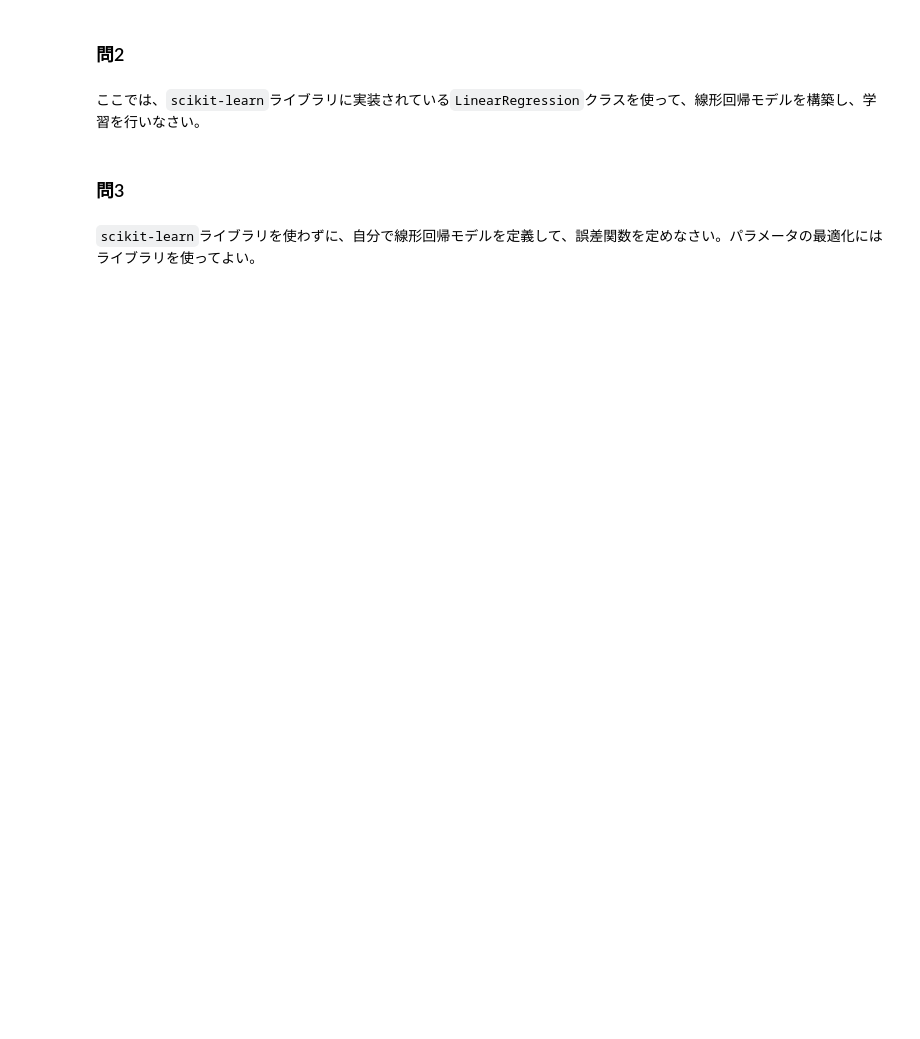
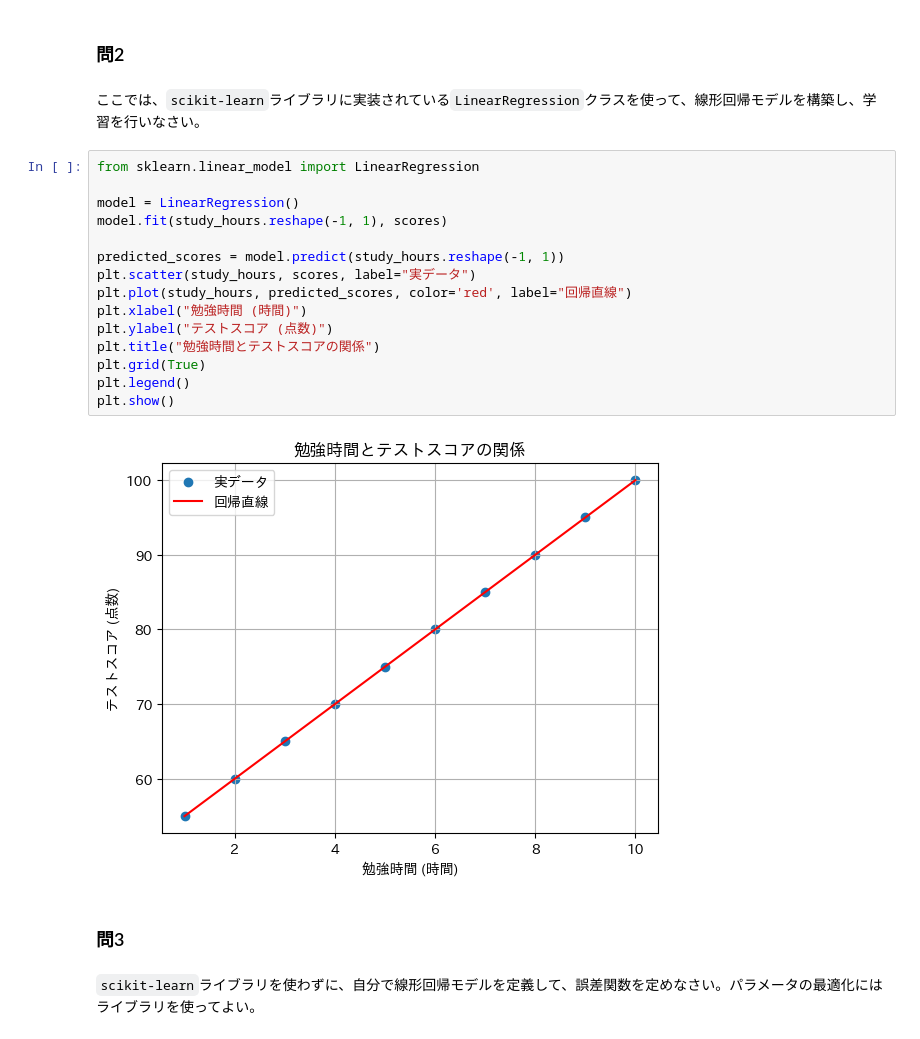
Before and after one commit to OrlyIdeate/deep-learning, a Jupyter notebook: spring_semester_exercises.ipynb, the cells around one changed output. Drawn from its saved outputs; the diff is of its cells as text; blank space fills up the shorter version.

```diff
--- a/spring_semester_exercises.ipynb
+++ b/spring_semester_exercises.ipynb
@@ -367,6 +384,23 @@ data = [
 ### 問2
 # %% [markdown]
 ここでは、`scikit-learn`ライブラリに実装されている`LinearRegression`クラスを使って、線形回帰モデルを構築し、学習を行いなさい。
+# %%
+from sklearn.linear_model import LinearRegression
+
+model = LinearRegression()
+model.fit(study_hours.reshape(-1, 1), scores)
+
+predicted_scores = model.predict(study_hours.reshape(-1, 1))
+plt.scatter(study_hours, scores, label="実データ")
+plt.plot(study_hours, predicted_scores, color='red', label="回帰直線")
+plt.xlabel("勉強時間 (時間)")
+plt.ylabel("テストスコア (点数)")
+plt.title("勉強時間とテストスコアの関係")
+plt.grid(True)
+plt.legend()
+plt.show()
+# %% [output]
+[figure, added]
 # %% [markdown]
 ### 問3
 # %% [markdown]
```
Also changed, not shown: parts of 4 cells of this notebook.
